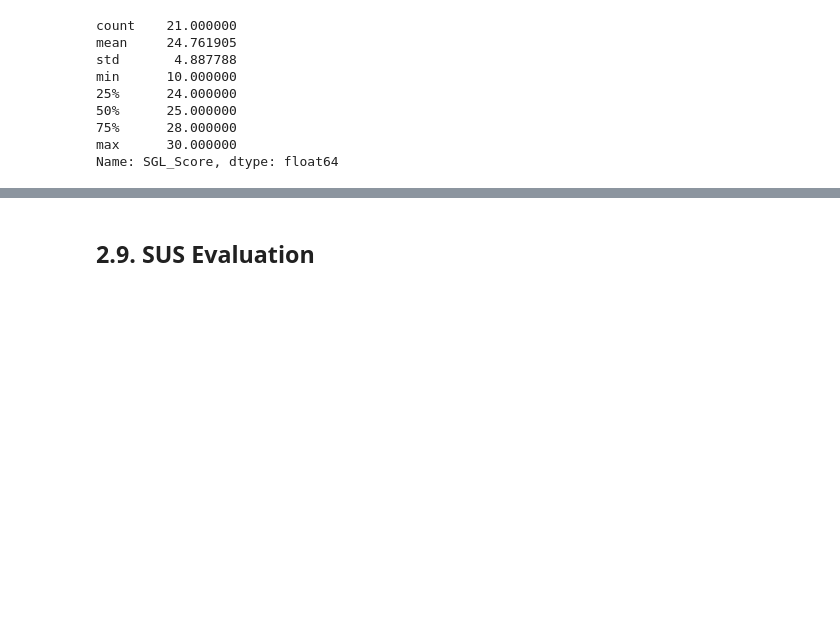
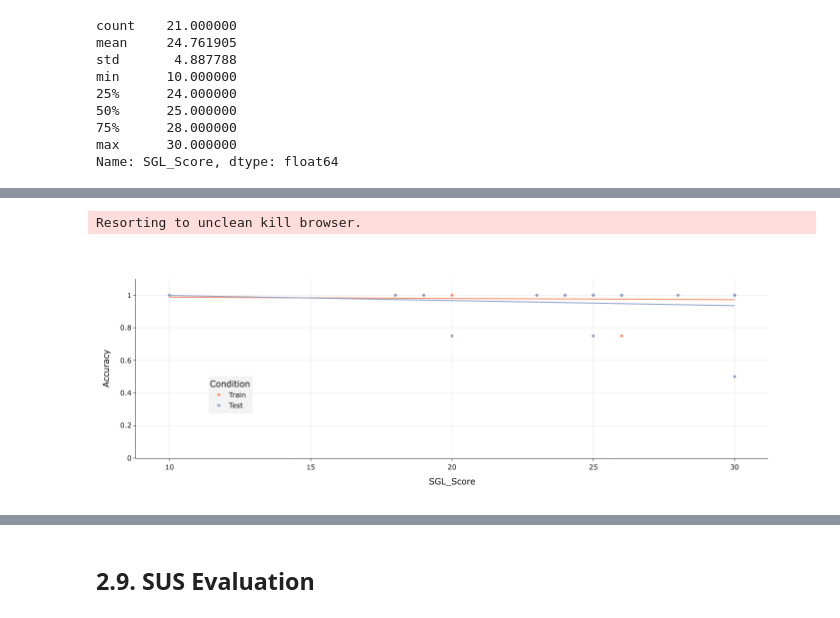
Before and after one commit to AAnzel/Polar-Diagrams-Dashboard, a Jupyter notebook: User_Study/src/User_Study_Main.ipynb, the cells around one changed output, grey strips where cells are left out. Cells and saved outputs as stored; diff of their text form; code cells hidden in the pictures; blank space fills up the shorter version.

Commit message:
Added: Added new analysis and figures.

```diff
--- a/User_Study/src/User_Study_Main.ipynb
+++ b/User_Study/src/User_Study_Main.ipynb
@@ -626,0 +719,17 @@ Name: SGL_Score, dtype: float64
+# %%
+list_train_accuracy_columns = ['TS04', 'TS07', 'TS10', 'TS13']
+list_test_accuracy_columns = ['TS05', 'TS08', 'TS11', 'TS14']
+list_train_time_columns = ['TIME009', 'TIME011', 'TIME013', 'TIME015']
+list_test_time_columns = ['TIME010', 'TIME012', 'TIME014', 'TIME016']
+# %%
+df_study_data['Train_Accuracy'] = df_study_data[list_train_accuracy_columns].mean(axis=1)
+df_study_data['Test_Accuracy'] = df_study_data[list_test_accuracy_columns].mean(axis=1)
+df_study_data['Train_Time'] = df_study_data[list_train_time_columns].sum(axis=1)
+df_study_data['Test_Time'] = df_study_data[list_test_time_columns].sum(axis=1)
+df_study_data.drop(list_train_time_columns + list_test_time_columns
+                   + list_train_accuracy_columns + list_test_accuracy_columns,
+                   inplace=True, axis=1)
+# df_study_data['All_Time'] = df_study_data['Train_Time'] + df_study_data['Test_Time']
+# df_study_data['All_Accuracy'] = df_study_data['Train_Accuracy'] + df_study_data['Test_Accuracy']
+df_study_data = df_study_data.reset_index().rename(columns={"index": "participant_id"})
+df_study_data
@@ -626,0 +1100,32 @@ Name: SGL_Score, dtype: float64
+# %%
+chart_accuracy = px.scatter(
+    df_study_data_long,
+    x="SGL_Score",
+    y="Accuracy",
+    color="Condition",
+    color_discrete_map={'Train': '#FC8D62', 'Test': '#8DA0CB'},
+    trendline="ols",
+    template='simple_white',
+    height=500,
+    width=1000
+)
+
+chart_accuracy.update_traces(cliponaxis=False)
+chart_accuracy.update_xaxes(showgrid=True)
+chart_accuracy.update_yaxes(range=[0,1.1], showgrid=True)
+chart_accuracy.update_layout(
+    font=dict(size=14),
+    legend=dict(
+        orientation="v",
+        yanchor="bottom",
+        y=0.25,
+        xanchor="center",
+        x=0.15,
+        bgcolor='#f3f3f3',
+    )
+)
+chart_accuracy.write_image(os.path.join(path_study_data_results, 'Accuracy_SGL.pdf'))
+chart_accuracy.show()
+# %% [output]
+Resorting to unclean kill browser.
+[figure, added]
```
Also changed, not shown: parts of 35 cells of this notebook, 3 other files.
